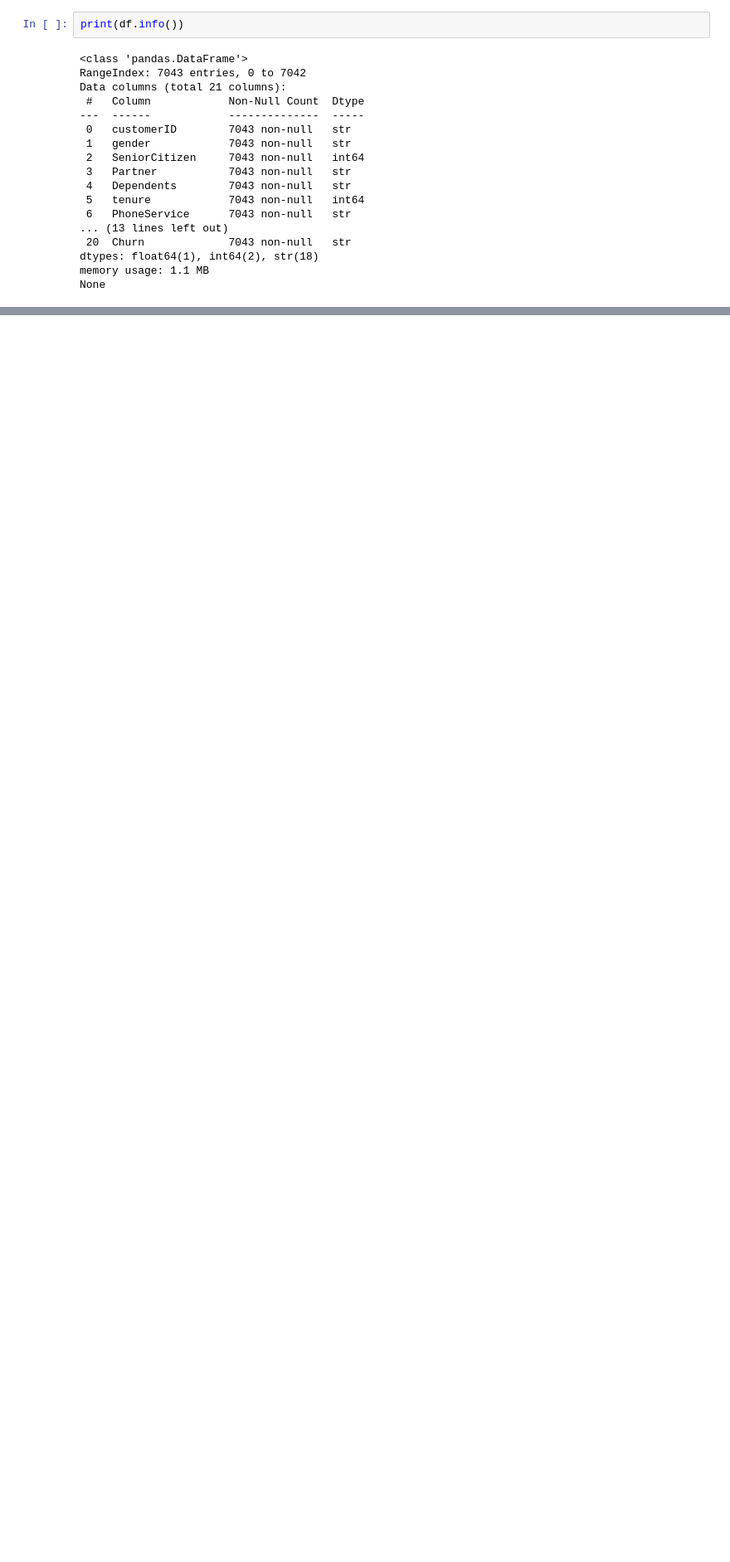
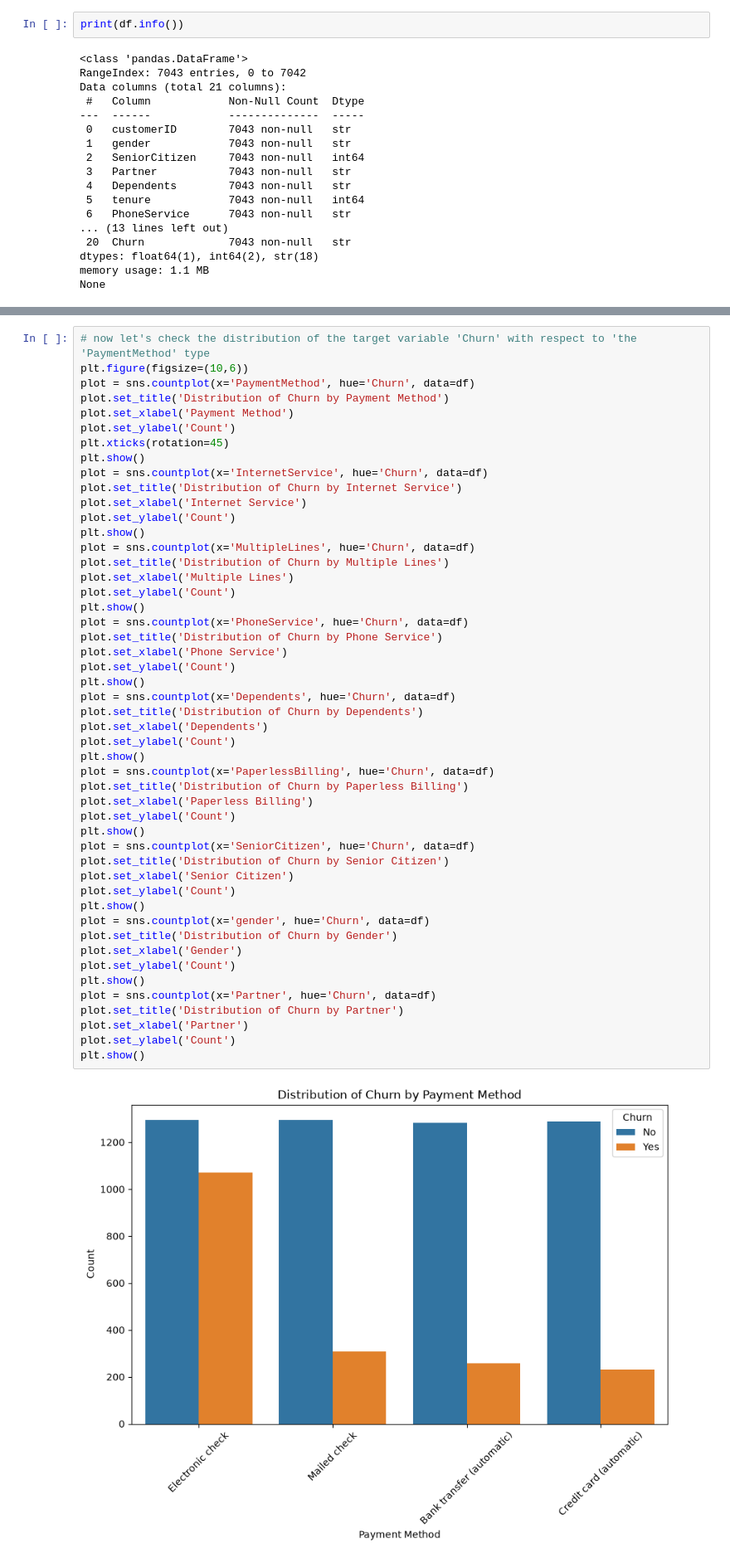
Before and after one commit to mhopejohnd/customer-churn-prediction, a Jupyter notebook: notebooks/exploratory_analysis.ipynb, the cells around one changed output, grey strips where cells are left out. Shown at 83% size. Cells and saved outputs as stored; diff of their text form; blank space fills up the shorter version.

```diff
--- a/notebooks/exploratory_analysis.ipynb
+++ b/notebooks/exploratory_analysis.ipynb
@@ -74,0 +213,51 @@ Index(['customerID', 'gender', 'SeniorCitizen', 'Partner', 'Dependents',
+# %%
+# now let's check the distribution of the target variable 'Churn' with respect to 'the 'PaymentMethod' type
+plt.figure(figsize=(10,6))
+plot = sns.countplot(x='PaymentMethod', hue='Churn', data=df)
+plot.set_title('Distribution of Churn by Payment Method')
+plot.set_xlabel('Payment Method')
+plot.set_ylabel('Count')
+plt.xticks(rotation=45)
+plt.show()
+plot = sns.countplot(x='InternetService', hue='Churn', data=df)
+plot.set_title('Distribution of Churn by Internet Service')
+plot.set_xlabel('Internet Service')
+plot.set_ylabel('Count')
+plt.show()
+plot = sns.countplot(x='MultipleLines', hue='Churn', data=df)
+plot.set_title('Distribution of Churn by Multiple Lines')
+plot.set_xlabel('Multiple Lines')
+plot.set_ylabel('Count')
+plt.show()
+plot = sns.countplot(x='PhoneService', hue='Churn', data=df)
+plot.set_title('Distribution of Churn by Phone Service')
+plot.set_xlabel('Phone Service')
+plot.set_ylabel('Count')
+plt.show()
+plot = sns.countplot(x='Dependents', hue='Churn', data=df)
+plot.set_title('Distribution of Churn by Dependents')
+plot.set_xlabel('Dependents')
+plot.set_ylabel('Count')
+plt.show()
+plot = sns.countplot(x='PaperlessBilling', hue='Churn', data=df)
+plot.set_title('Distribution of Churn by Paperless Billing')
+plot.set_xlabel('Paperless Billing')
+plot.set_ylabel('Count')
+plt.show()
+plot = sns.countplot(x='SeniorCitizen', hue='Churn', data=df)
+plot.set_title('Distribution of Churn by Senior Citizen')
+plot.set_xlabel('Senior Citizen')
+plot.set_ylabel('Count')
+plt.show()
+plot = sns.countplot(x='gender', hue='Churn', data=df)
+plot.set_title('Distribution of Churn by Gender')
+plot.set_xlabel('Gender')
+plot.set_ylabel('Count')
+plt.show()
+plot = sns.countplot(x='Partner', hue='Churn', data=df)
+plot.set_title('Distribution of Churn by Partner')
+plot.set_xlabel('Partner')
+plot.set_ylabel('Count')
+plt.show()
+# %% [output]
+[figure, added]
```
Also changed, not shown: parts of 20 cells of this notebook.
